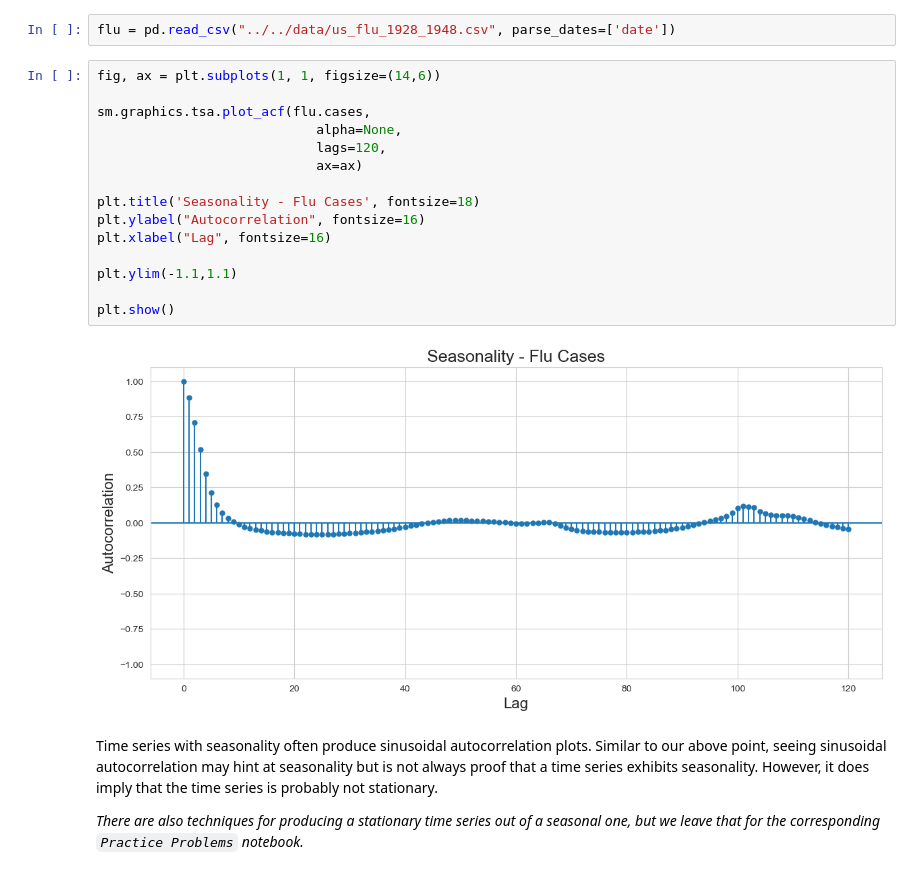
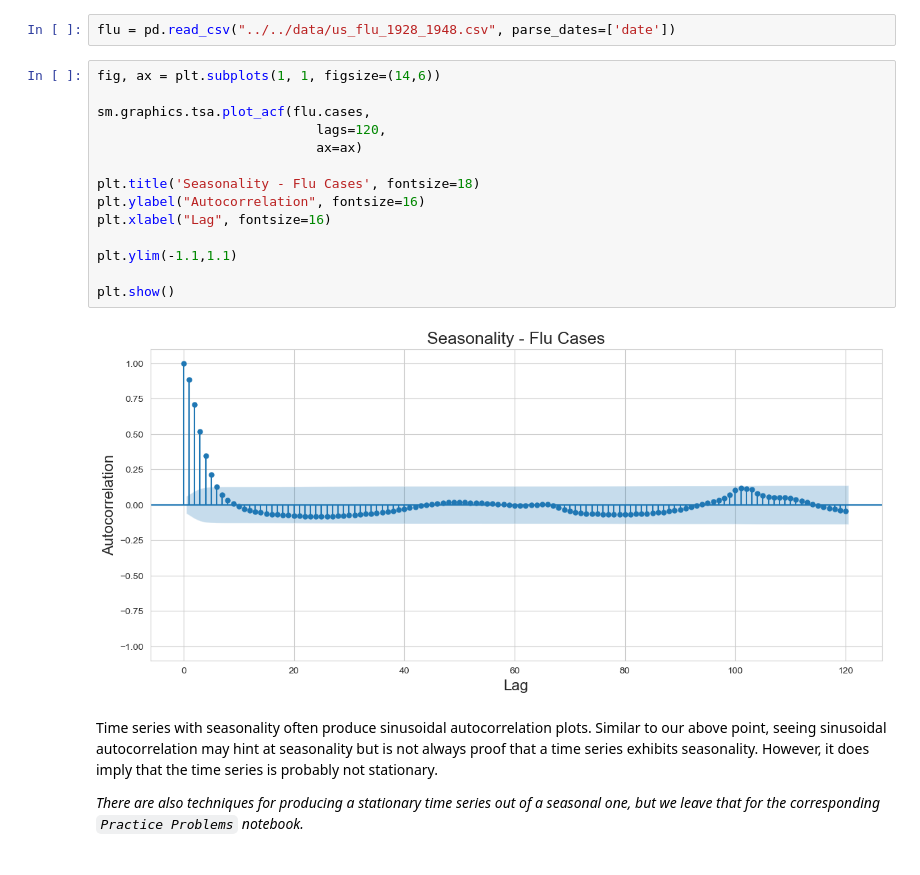
Before and after one commit to parabamoghv/Erdos_AU2024_copy, a Jupyter notebook: week_07_time_series_II/lecture_7/0_Stationarity_and_Autocorrelation.ipynb, the cells around one changed output. Drawn from its saved outputs; the diff is of its cells as text.

```diff
--- a/week_07_time_series_II/lecture_7/0_Stationarity_and_Autocorrelation.ipynb
+++ b/week_07_time_series_II/lecture_7/0_Stationarity_and_Autocorrelation.ipynb
@@ -196,20 +191,19 @@ flu = pd.read_csv("../../data/us_flu_1928_1948.csv", parse_dates=['date'])
 # %%
 fig, ax = plt.subplots(1, 1, figsize=(14,6))
 
 sm.graphics.tsa.plot_acf(flu.cases,
-                            alpha=None,
                             lags=120,
                             ax=ax)
 
 plt.title('Seasonality - Flu Cases', fontsize=18)
 plt.ylabel("Autocorrelation", fontsize=16)
 plt.xlabel("Lag", fontsize=16)
 
 plt.ylim(-1.1,1.1)
 
 plt.show()
 # %% [output]
-[figure, old version]
+[figure, new version]
 # %% [markdown]
 Time series with seasonality often produce sinusoidal autocorrelation plots. Similar to our above point, seeing sinusoidal autocorrelation may hint at seasonality but is not always proof that a time series exhibits seasonality. However, it does imply that the time series is probably not stationary.
 
```
Also changed, not shown: parts of 7 cells of this notebook, 3 other files.
